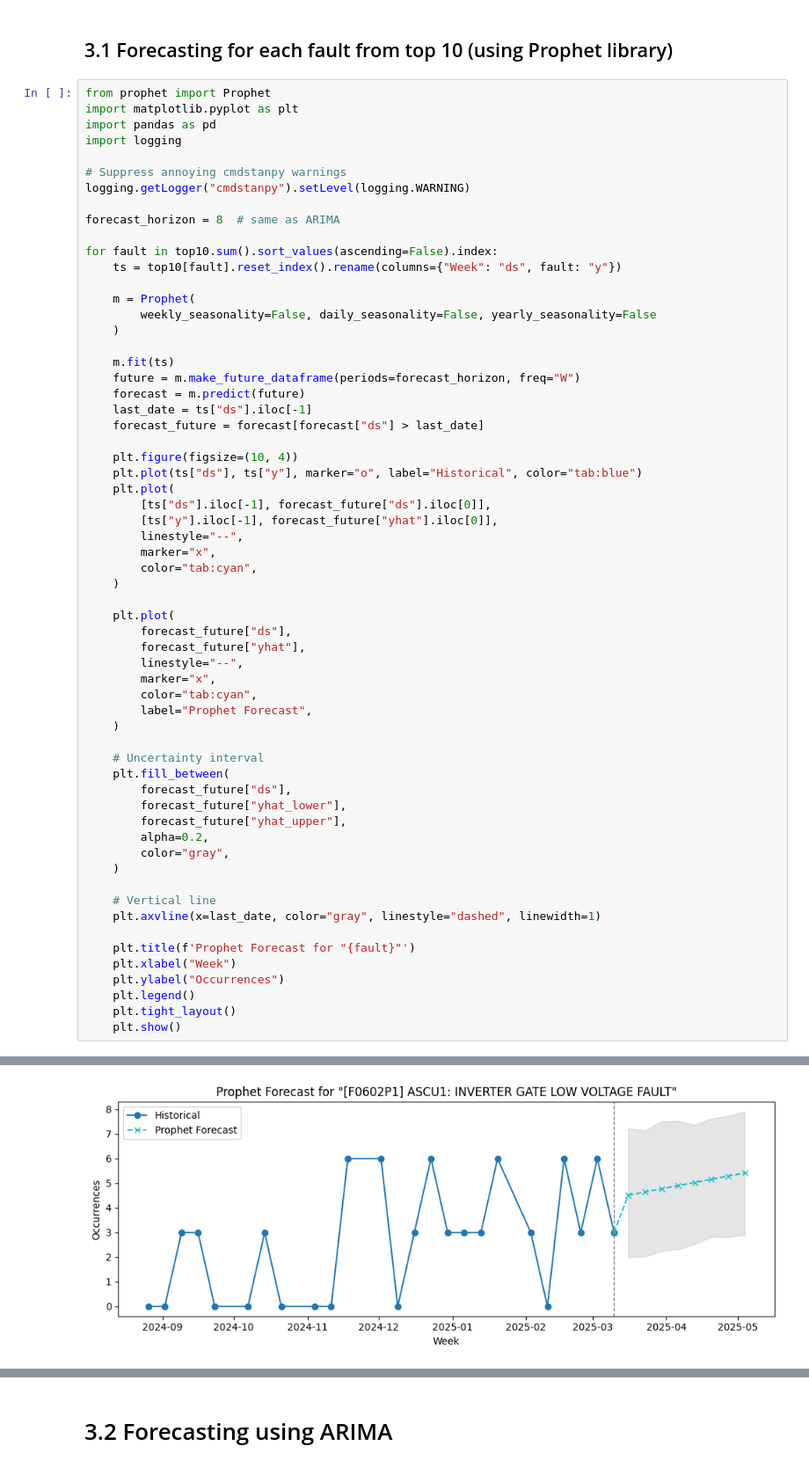
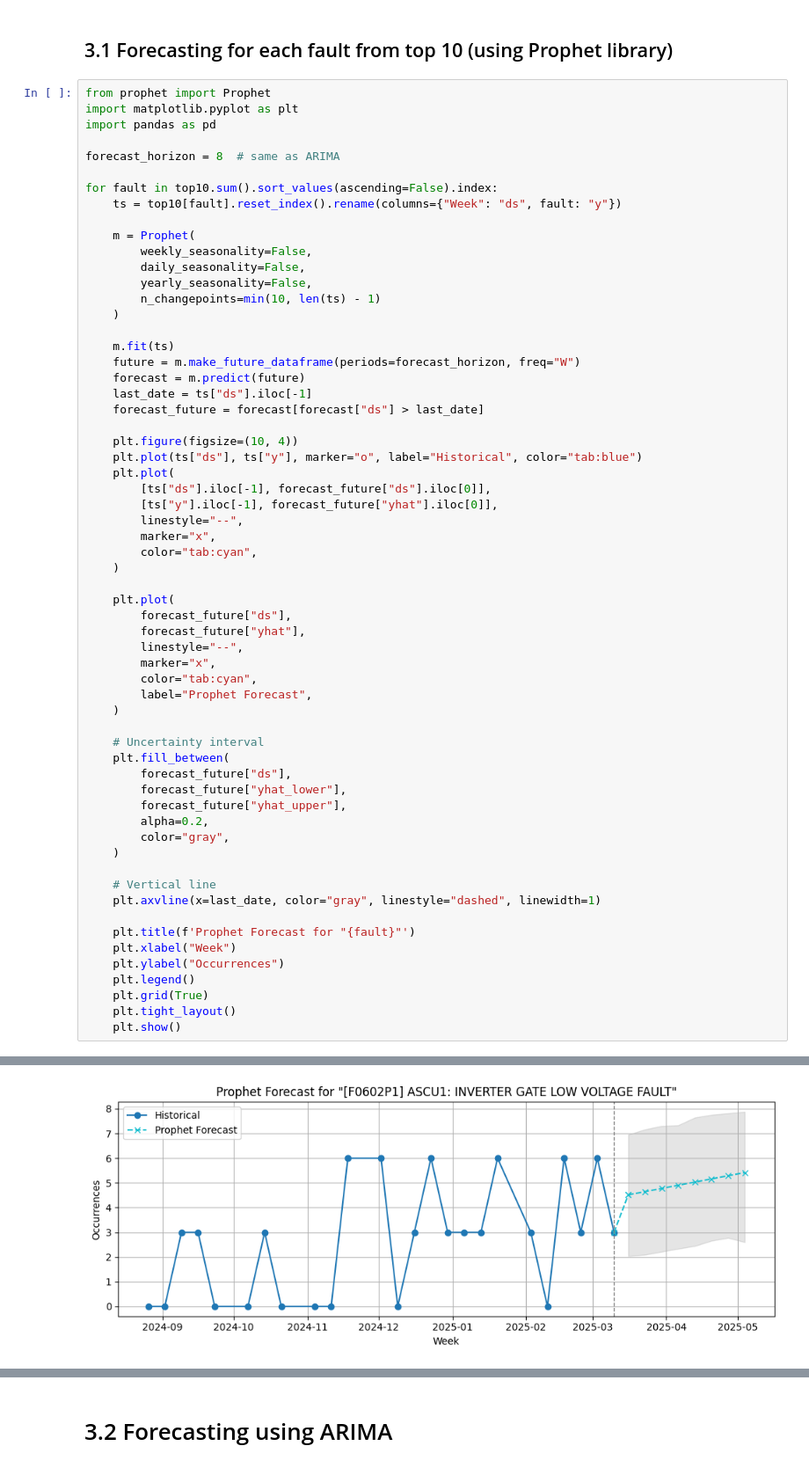
Before and after one commit to jasurlive/THESIS_WSU, a Jupyter notebook: forecast_analysis.ipynb, the cells around one changed output, grey strips where cells are left out. Shown at 88% size. Saved outputs shown, nothing was run; the diff lists cells and outputs as text.

Commit message:
warnings fixed in Prophet library

```diff
--- a/forecast_analysis.ipynb
+++ b/forecast_analysis.ipynb
@@ -94,10 +94,6 @@ fig.show()
 from prophet import Prophet
 import matplotlib.pyplot as plt
 import pandas as pd
-import logging
-
-# Suppress annoying cmdstanpy warnings
-logging.getLogger("cmdstanpy").setLevel(logging.WARNING)
 
 forecast_horizon = 8  # same as ARIMA
 
@@ -105,7 +101,10 @@ for fault in top10.sum().sort_values(ascending=False).index:
     ts = top10[fault].reset_index().rename(columns={"Week": "ds", fault: "y"})
 
     m = Prophet(
-        weekly_seasonality=False, daily_seasonality=False, yearly_seasonality=False
+        weekly_seasonality=False,
+        daily_seasonality=False,
+        yearly_seasonality=False,
+        n_changepoints=min(10, len(ts) - 1)
     )
 
     m.fit(ts)
@@ -149,6 +148,7 @@ for fault in top10.sum().sort_values(ascending=False).index:
     plt.xlabel("Week")
     plt.ylabel("Occurrences")
     plt.legend()
+    plt.grid(True)
     plt.tight_layout()
     plt.show()
 # %% [output]
@@ -156 +155 @@ INFO    Task(Task-2) prophet:forecaster.py:set_changepoints()- n_changepoints gr
-[figure, old version]
+[figure, new version]
```
Also changed, not shown: parts of 6 cells of this notebook.
